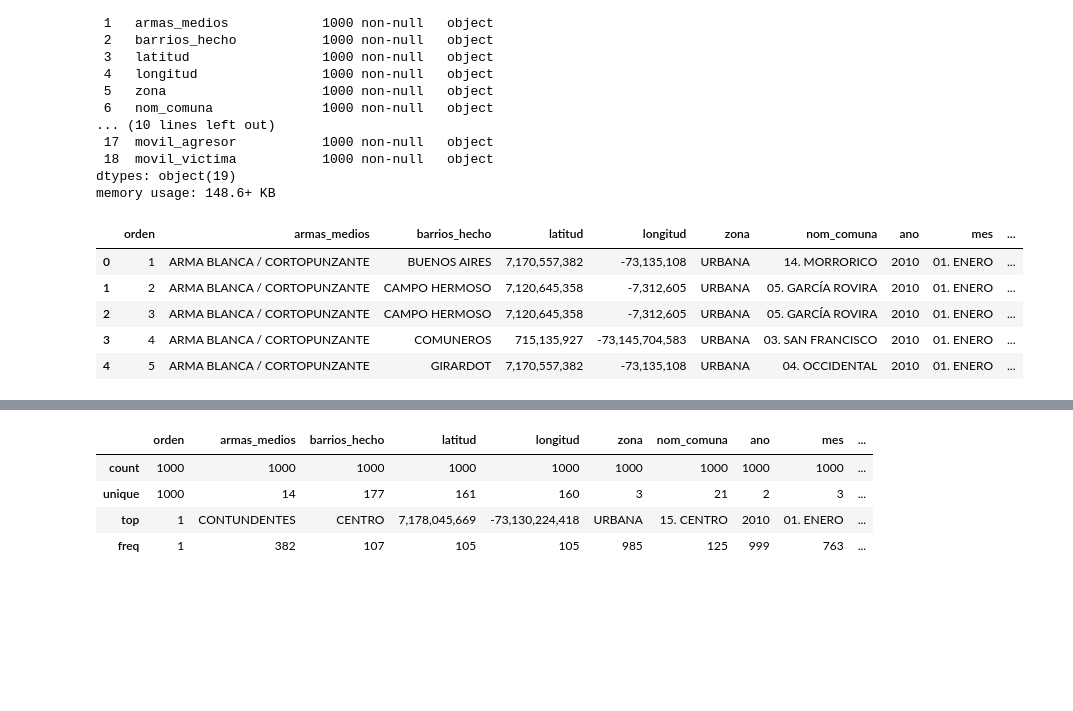
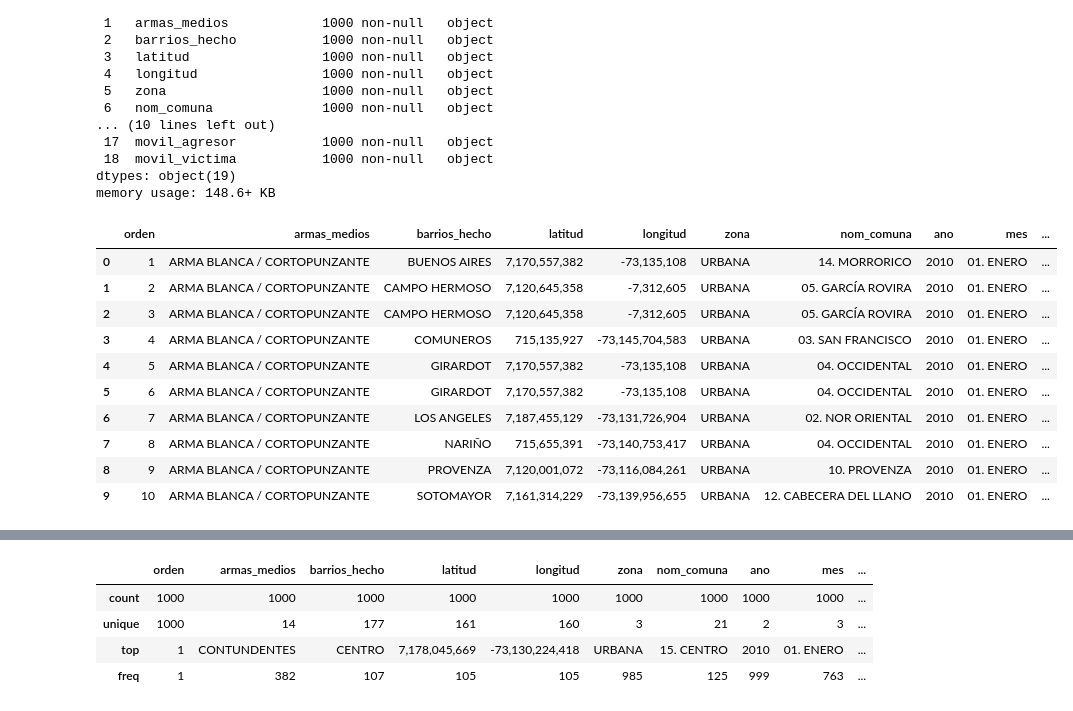
Before and after one commit to zquintero246/Seguridad_Bucaramanga, a Jupyter notebook: bucaramangaSeguridad/normalizacionGeo.ipynb, the cells around one changed output, grey strips where cells are left out. Saved outputs shown, nothing was run; the diff lists cells and outputs as text; code cells hidden in the pictures; blank space fills up the shorter version.

```diff
--- a/bucaramangaSeguridad/normalizacionGeo.ipynb
+++ b/bucaramangaSeguridad/normalizacionGeo.ipynb
@@ -54,11 +54,16 @@ dtypes: object(19)
 memory usage: 148.6+ KB
 # %%
 # Mostrar las primeras filas del DataFrame
-df.head()
+df.head(10)
 # %% [output]
 |  | orden | armas_medios | barrios_hecho | latitud | longitud | zona | nom_comuna | ano | mes | ... |
 | 0 | 1 | ARMA BLANCA / CORTOPUNZANTE | BUENOS AIRES | 7,170,557,382 | -73,135,108 | URBANA | 14. MORRORICO | 2010 | 01. ENERO | ... |
 | 1 | 2 | ARMA BLANCA / CORTOPUNZANTE | CAMPO HERMOSO | 7,120,645,358 | -7,312,605 | URBANA | 05. GARCÍA ROVIRA | 2010 | 01. ENERO | ... |
 | 2 | 3 | ARMA BLANCA / CORTOPUNZANTE | CAMPO HERMOSO | 7,120,645,358 | -7,312,605 | URBANA | 05. GARCÍA ROVIRA | 2010 | 01. ENERO | ... |
 | 3 | 4 | ARMA BLANCA / CORTOPUNZANTE | COMUNEROS | 715,135,927 | -73,145,704,583 | URBANA | 03. SAN FRANCISCO | 2010 | 01. ENERO | ... |
 | 4 | 5 | ARMA BLANCA / CORTOPUNZANTE | GIRARDOT | 7,170,557,382 | -73,135,108 | URBANA | 04. OCCIDENTAL | 2010 | 01. ENERO | ... |
+| 5 | 6 | ARMA BLANCA / CORTOPUNZANTE | GIRARDOT | 7,170,557,382 | -73,135,108 | URBANA | 04. OCCIDENTAL | 2010 | 01. ENERO | ... |
+| 6 | 7 | ARMA BLANCA / CORTOPUNZANTE | LOS ANGELES | 7,187,455,129 | -73,131,726,904 | URBANA | 02. NOR ORIENTAL | 2010 | 01. ENERO | ... |
+| 7 | 8 | ARMA BLANCA / CORTOPUNZANTE | NARIÑO | 715,655,391 | -73,140,753,417 | URBANA | 04. OCCIDENTAL | 2010 | 01. ENERO | ... |
+| 8 | 9 | ARMA BLANCA / CORTOPUNZANTE | PROVENZA | 7,120,001,072 | -73,116,084,261 | URBANA | 10. PROVENZA | 2010 | 01. ENERO | ... |
+| 9 | 10 | ARMA BLANCA / CORTOPUNZANTE | SOTOMAYOR | 7,161,314,229 | -73,139,956,655 | URBANA | 12. CABECERA DEL LLANO | 2010 | 01. ENERO | ... |
```
Also changed, not shown: parts of 16 cells of this notebook, 1 other file.
